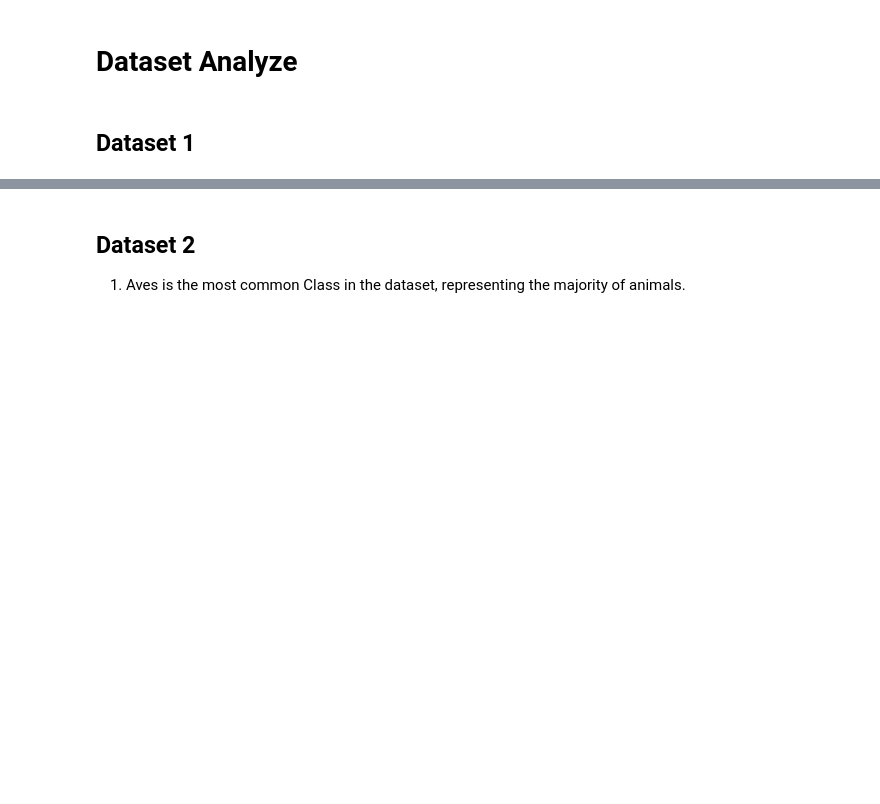
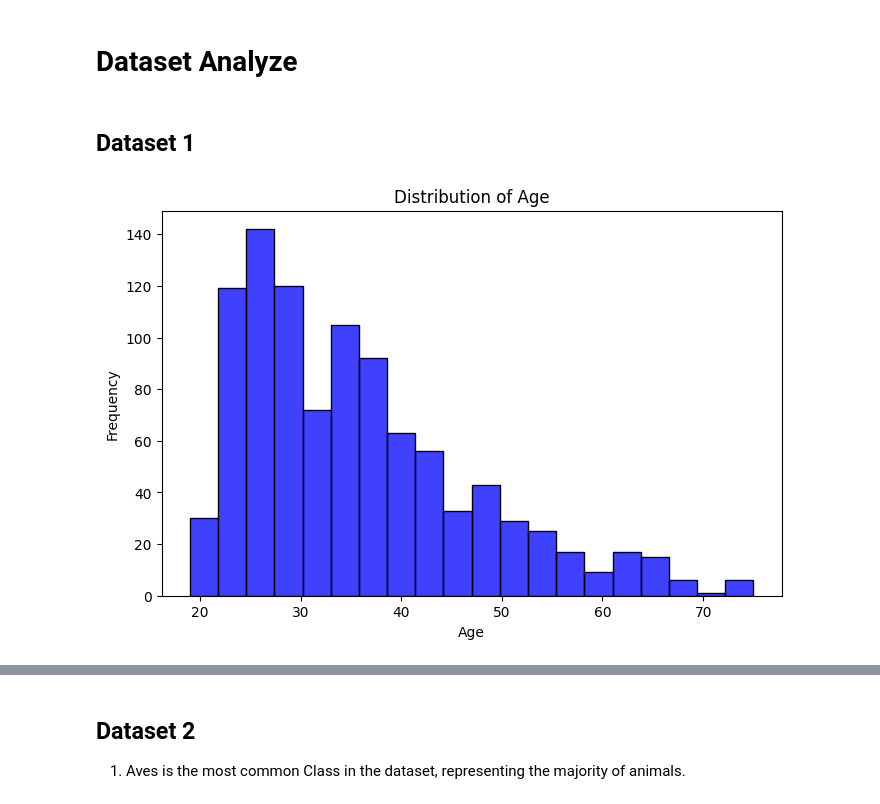
Before and after one commit to rennylee/EDA, a Jupyter notebook: EDA.ipynb, the cells around one changed output, grey strips where cells are left out. Saved outputs shown, nothing was run; the diff lists cells and outputs as text; code cells hidden in the pictures; blank space fills up the shorter version.

```diff
--- a/EDA.ipynb
+++ b/EDA.ipynb
@@ -58,3 +58,12 @@ Features: The dataset has all categorial data which contains different living en
 # Dataset Analyze
 # %% [markdown]
 ## Dataset 1
+# %%
+plt.figure(figsize=(8, 5))
+sns.histplot(ds1['Age'], bins=20, kde=False, color='blue')
+plt.title('Distribution of Age')
+plt.xlabel('Age')
+plt.ylabel('Frequency')
+plt.show()
+# %% [output]
+[figure, added]
```
Also changed, not shown: parts of 1 cell of this notebook.
